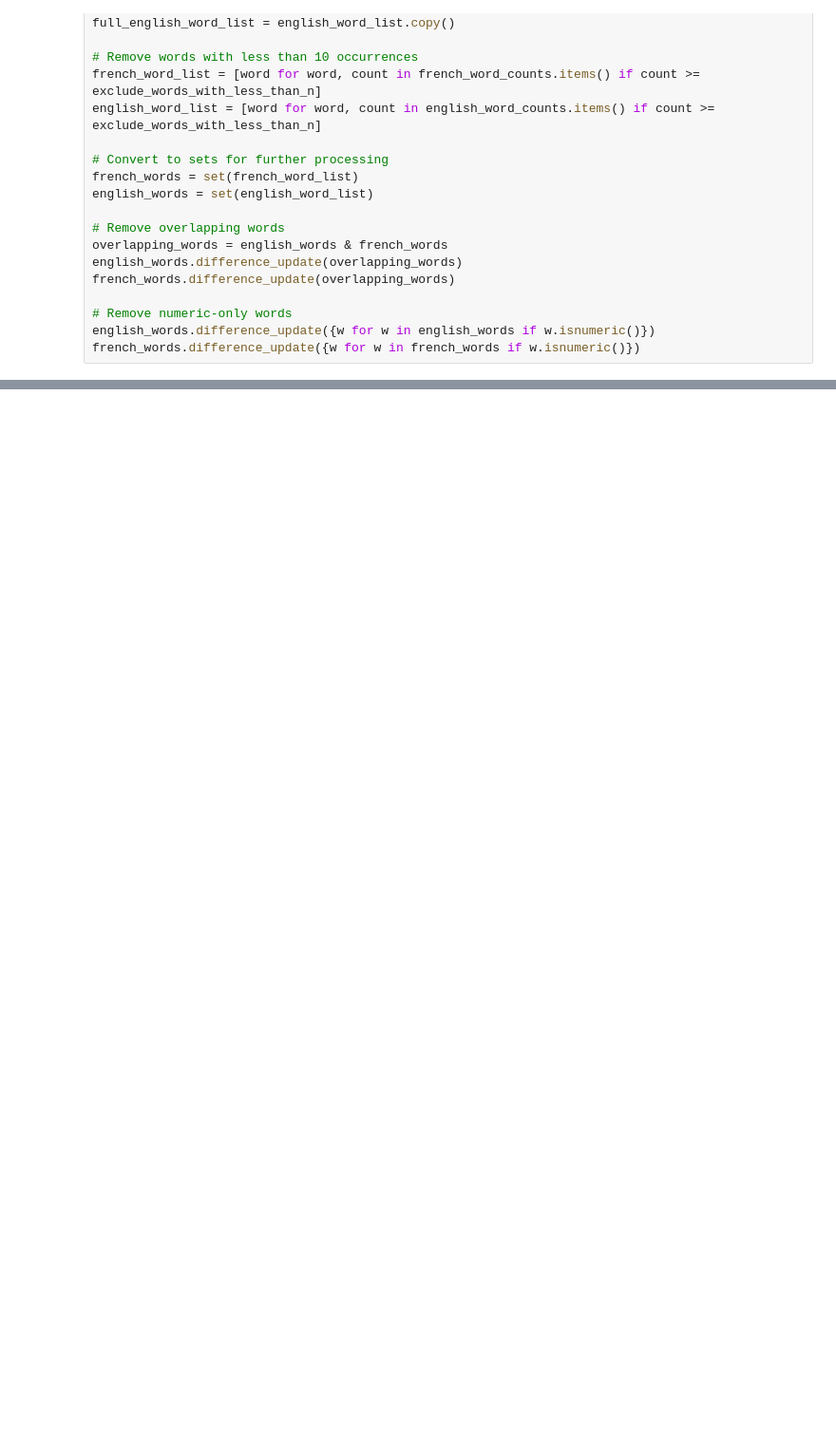
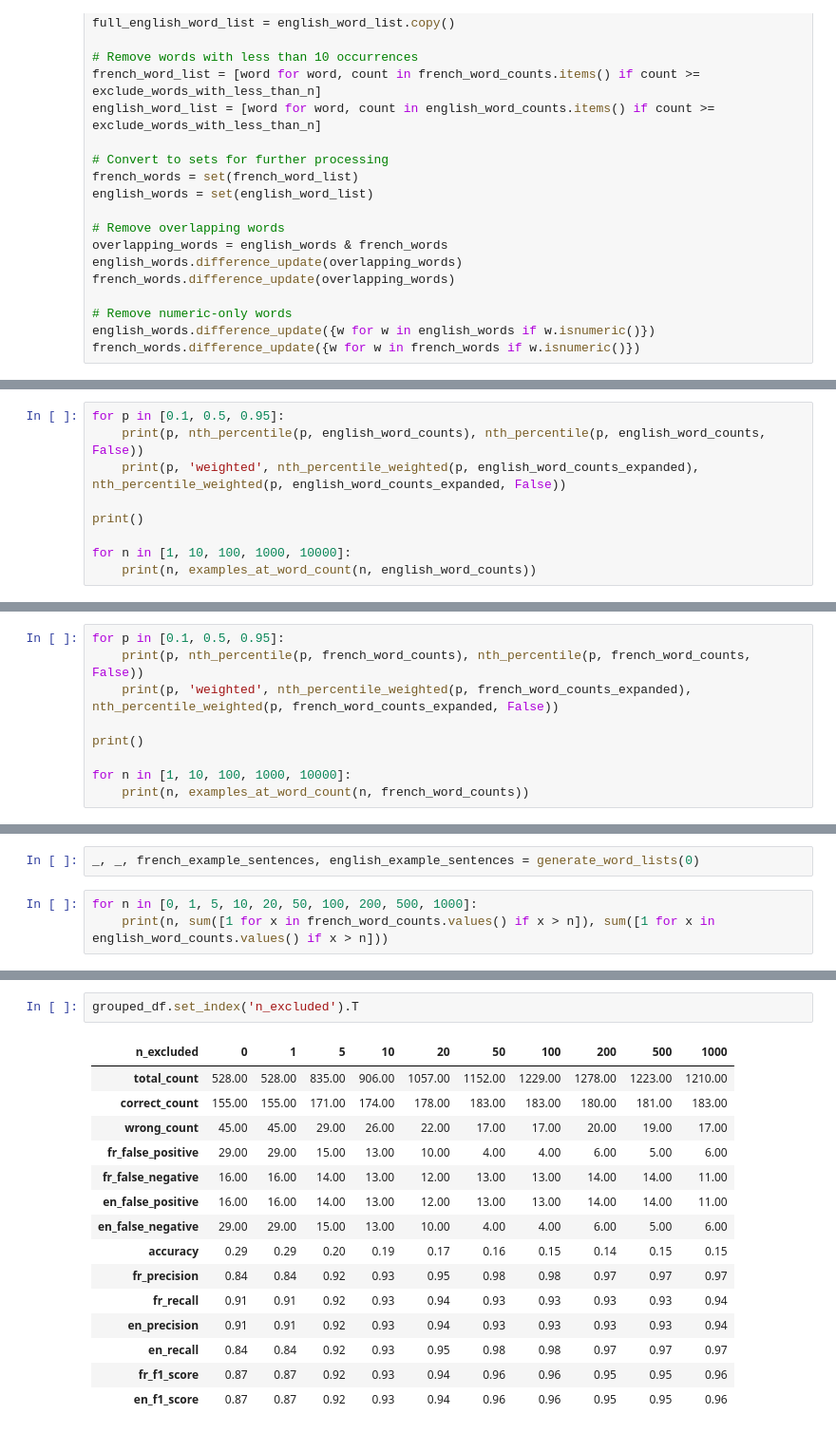
Before and after one commit to KevinCarr42/AI-Translation, a Jupyter notebook: fr_eng_classifier.ipynb, the cells around one changed output, grey strips where cells are left out. Shown at 95% size. Drawn from its saved outputs; the diff is of its cells as text; blank space fills up the shorter version.

```diff
--- a/fr_eng_classifier.ipynb
+++ b/fr_eng_classifier.ipynb
@@ -632,0 +226,9 @@ Examples within 10% of weighted nth percentile: se, ne, relevé, cette, stock
+# %%
+for p in [0.1, 0.5, 0.95]:
+    print(p, nth_percentile(p, english_word_counts), nth_percentile(p, english_word_counts, False))
+    print(p, 'weighted', nth_percentile_weighted(p, english_word_counts_expanded), nth_percentile_weighted(p, english_word_counts_expanded, False))
+
+print()
+
+for n in [1, 10, 100, 1000, 10000]:
+    print(n, examples_at_word_count(n, english_word_counts))
@@ -632,0 +261,9 @@ Examples within 10% of weighted nth percentile: se, ne, relevé, cette, stock
+# %%
+for p in [0.1, 0.5, 0.95]:
+    print(p, nth_percentile(p, french_word_counts), nth_percentile(p, french_word_counts, False))
+    print(p, 'weighted', nth_percentile_weighted(p, french_word_counts_expanded), nth_percentile_weighted(p, french_word_counts_expanded, False))
+
+print()
+
+for n in [1, 10, 100, 1000, 10000]:
+    print(n, examples_at_word_count(n, french_word_counts))
@@ -632,0 +362,5 @@ Examples within 10% of weighted nth percentile: se, ne, relevé, cette, stock
+# %%
+_, _, french_example_sentences, english_example_sentences = generate_word_lists(0)
+# %%
+for n in [0, 1, 5, 10, 20, 50, 100, 200, 500, 1000]:
+    print(n, sum([1 for x in french_word_counts.values() if x > n]), sum([1 for x in english_word_counts.values() if x > n]))
@@ -632,0 +587,18 @@ Examples within 10% of weighted nth percentile: se, ne, relevé, cette, stock
+# %%
+grouped_df.set_index('n_excluded').T
+# %% [output]
+| n_excluded | 0 | 1 | 5 | 10 | 20 | 50 | 100 | 200 | 500 | 1000 |
+| total_count | 528.00 | 528.00 | 835.00 | 906.00 | 1057.00 | 1152.00 | 1229.00 | 1278.00 | 1223.00 | 1210.00 |
+| correct_count | 155.00 | 155.00 | 171.00 | 174.00 | 178.00 | 183.00 | 183.00 | 180.00 | 181.00 | 183.00 |
+| wrong_count | 45.00 | 45.00 | 29.00 | 26.00 | 22.00 | 17.00 | 17.00 | 20.00 | 19.00 | 17.00 |
+| fr_false_positive | 29.00 | 29.00 | 15.00 | 13.00 | 10.00 | 4.00 | 4.00 | 6.00 | 5.00 | 6.00 |
+| fr_false_negative | 16.00 | 16.00 | 14.00 | 13.00 | 12.00 | 13.00 | 13.00 | 14.00 | 14.00 | 11.00 |
+| en_false_positive | 16.00 | 16.00 | 14.00 | 13.00 | 12.00 | 13.00 | 13.00 | 14.00 | 14.00 | 11.00 |
+| en_false_negative | 29.00 | 29.00 | 15.00 | 13.00 | 10.00 | 4.00 | 4.00 | 6.00 | 5.00 | 6.00 |
+| accuracy | 0.29 | 0.29 | 0.20 | 0.19 | 0.17 | 0.16 | 0.15 | 0.14 | 0.15 | 0.15 |
+| fr_precision | 0.84 | 0.84 | 0.92 | 0.93 | 0.95 | 0.98 | 0.98 | 0.97 | 0.97 | 0.97 |
+| fr_recall | 0.91 | 0.91 | 0.92 | 0.93 | 0.94 | 0.93 | 0.93 | 0.93 | 0.93 | 0.94 |
+| en_precision | 0.91 | 0.91 | 0.92 | 0.93 | 0.94 | 0.93 | 0.93 | 0.93 | 0.93 | 0.94 |
+| en_recall | 0.84 | 0.84 | 0.92 | 0.93 | 0.95 | 0.98 | 0.98 | 0.97 | 0.97 | 0.97 |
+| fr_f1_score | 0.87 | 0.87 | 0.92 | 0.93 | 0.94 | 0.96 | 0.96 | 0.95 | 0.95 | 0.96 |
+| en_f1_score | 0.87 | 0.87 | 0.92 | 0.93 | 0.94 | 0.96 | 0.96 | 0.95 | 0.95 | 0.96 |
```
Also changed, not shown: parts of 51 cells of this notebook.
